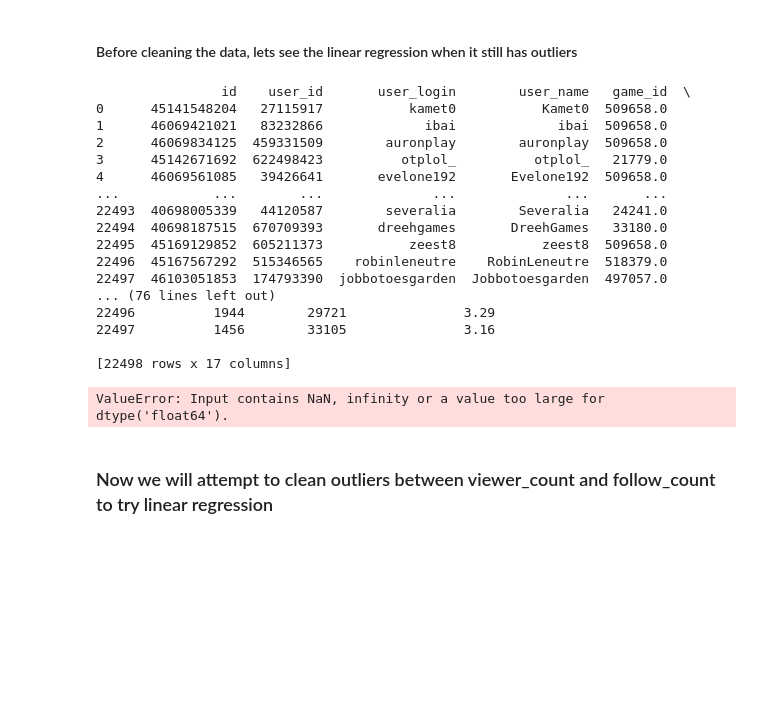
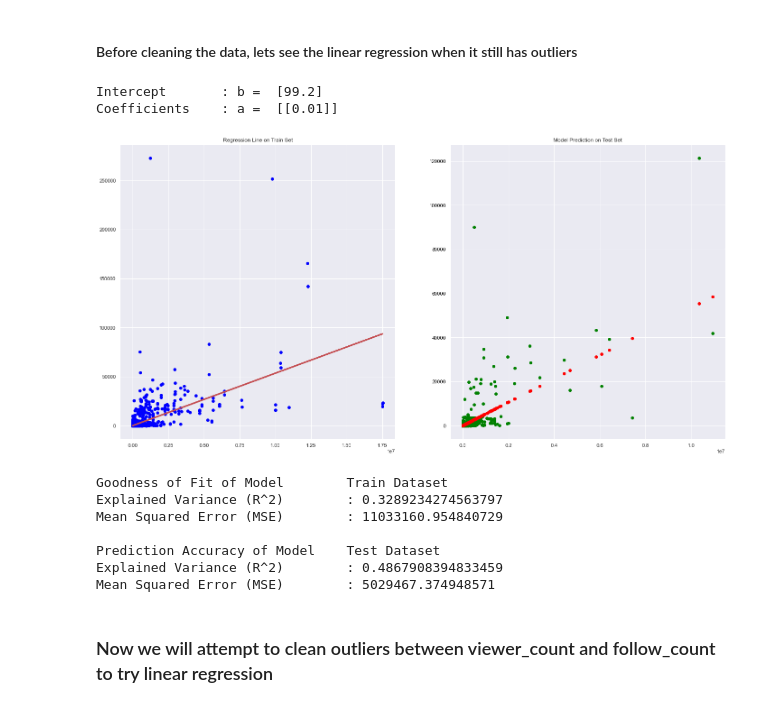
Before and after one commit to whysilon/SC1015proj, a Jupyter notebook: Twitch_SERIOUS.ipynb, the cells around one changed output. Drawn from its saved outputs; the diff is of its cells as text; code cells hidden in the pictures; blank space fills up the shorter version.

```diff
--- a/Twitch_SERIOUS.ipynb
+++ b/Twitch_SERIOUS.ipynb
@@ -230,29 +251,24 @@ def univariateLinearRegression(Xvar = None, yvar = None, df = None):
 # %% [markdown]
 #### Before cleaning the data, lets see the linear regression when it still has outliers
 # %%
-twitchdata_clean['log(follow_count)'] = round(np.log10(twitchdata_clean[['follow_count']]),2)
-followcount = twitchdata_clean['log(follow_count)']
-print(twitchdata_clean)
-univariateLinearRegression(Xvar = 'log(follow_count)', yvar = "viewer_count", df = twitchdata_clean)
+#Logarithmic Test
+#twitchdata_clean['log(follow_count)'] = round(np.log10(twitchdata_clean[['follow_count']]),2)
+#twitchdata_clean['log(follow_count)'] = twitchdata_clean['log(follow_count)'].replace(np.nan, 0)
+#twitchdata_clean['log(follow_count)'] = twitchdata_clean['log(follow_count)'].replace(np.inf, 0)
+#twitchdata_clean['log(follow_count)'] = twitchdata_clean['log(follow_count)'].replace(-np.inf, 0)
+
+univariateLinearRegression(Xvar = 'follow_count', yvar = "viewer_count", df = twitchdata_clean)
 # %% [output]
-                id    user_id       user_login        user_name   game_id  \
-0      45141548204   27115917           kamet0           Kamet0  509658.0
-1      46069421021   83232866             ibai             ibai  509658.0
-2      46069834125  459331509        auronplay        auronplay  509658.0
-3      45142671692  622498423          otplol_          otplol_   21779.0
-4      46069561085   39426641       evelone192       Evelone192  509658.0
-...            ...        ...              ...              ...       ...
-22493  40698005339   44120587        severalia        Severalia   24241.0
-22494  40698187515  670709393       dreehgames       DreehGames   33180.0
-22495  45169129852  605211373           zeest8           zeest8  509658.0
-22496  45167567292  515346565    robinleneutre    RobinLeneutre  518379.0
-22497  46103051853  174793390  jobbotoesgarden  Jobbotoesgarden  497057.0
-... (76 lines left out)
-22496          1944        29721               3.29
-22497          1456        33105               3.16
-
-[22498 rows x 17 columns]
+Intercept       : b =  [99.2]
+Coefficients    : a =  [[0.01]]
+[figure, added]
-ValueError: Input contains NaN, infinity or a value too large for dtype('float64').
+Goodness of Fit of Model        Train Dataset
+Explained Variance (R^2)        : 0.3289234274563797
+Mean Squared Error (MSE)        : 11033160.954840729
+
+Prediction Accuracy of Model    Test Dataset
+Explained Variance (R^2)        : 0.4867908394833459
+Mean Squared Error (MSE)        : 5029467.374948571
 # %% [markdown]
 ### Now we will attempt to clean outliers between viewer_count and follow_count to try linear regression
 # %%
```
Also changed, not shown: parts of 26 cells of this notebook.
